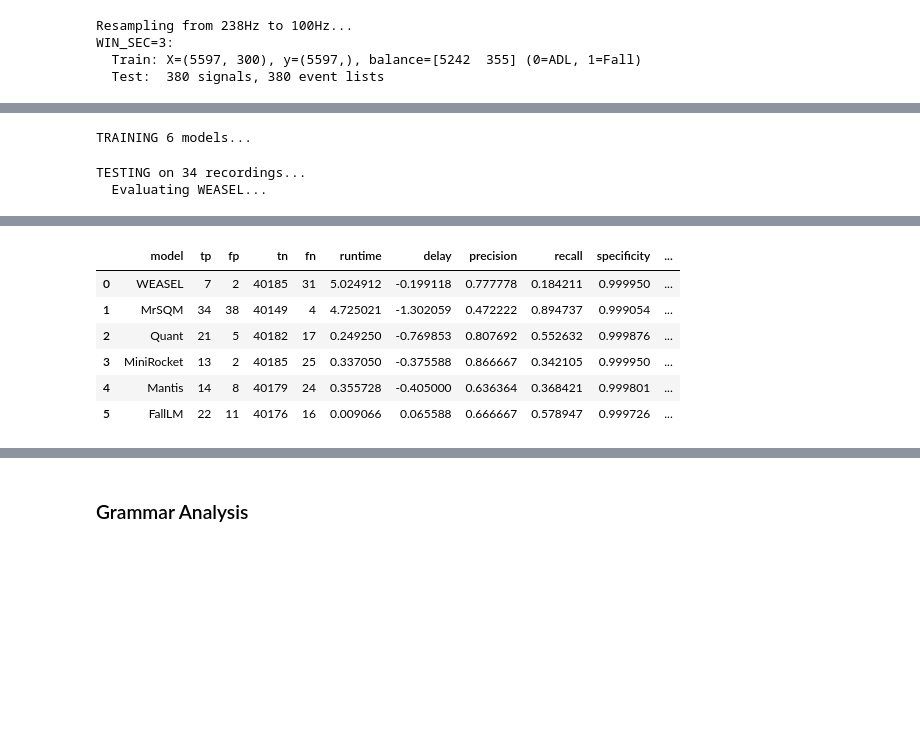
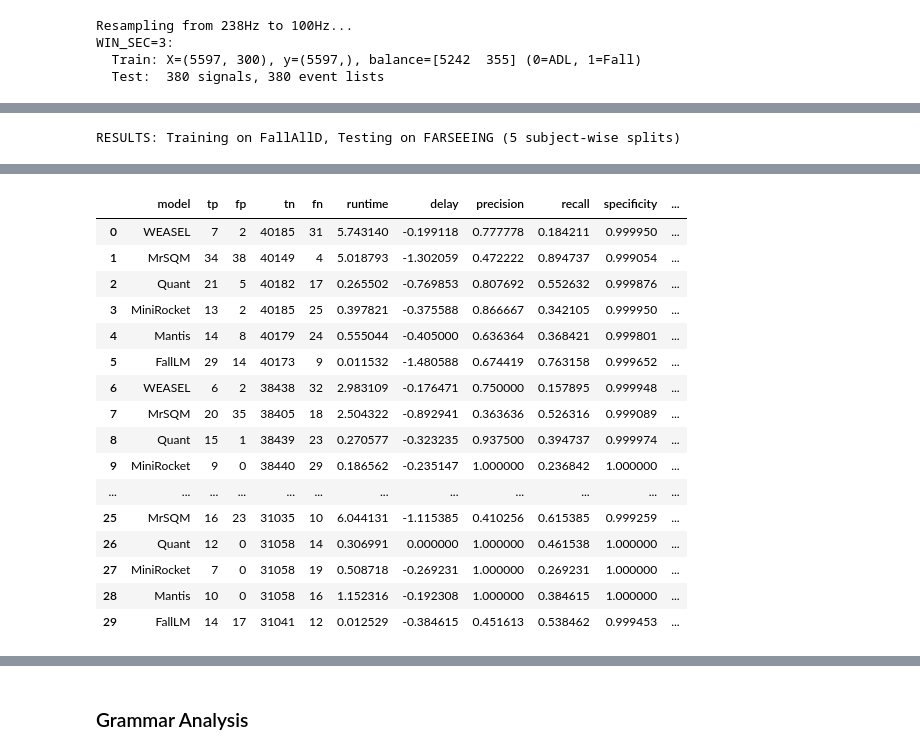
Before and after one commit to mlgig/fall-lm, a Jupyter notebook: experiments.ipynb, the cells around one changed output, grey strips where cells are left out. Drawn from its saved outputs; the diff is of its cells as text; code cells hidden in the pictures; blank space fills up the shorter version.

```diff
--- a/experiments.ipynb
+++ b/experiments.ipynb
@@ -411,22 +478,22 @@ WIN_SEC=3:
   Train: X=(5597, 300), y=(5597,), balance=[5242  355] (0=ADL, 1=Fall)
   Test:  380 signals, 380 event lists
 # %%
-# Run experiment with training and testing on FallALlD
+# Train once on FallAllD; evaluate on FallAllD's own held-out test set
 fallalld_specs = get_model_specs(random_state=42)
-res_fallalld_only = run_experiment(
-    X_train=X_train_f,
-    y_train=y_train_f,
+trained_fallalld_models = train_models(X_train_f, y_train_f, fallalld_specs, verbose=False)
+
+res_fallalld_only = evaluate_models(
+    trained_fallalld_models,
     test_signals=test_signals_f,
     test_event_points=test_events_f,
-    model_specs=fallalld_specs,
     window_size=3.0,
     step=1.0,
     freq=100,
     signal_thresh=1.4,
     tolerance=[3,20],
     debounce_secs=60,
-    verbose=True
+    verbose=False
 )
-print("\nRESULTS: Training and testing on FallALlD")
+print("\nRESULTS: Training and testing on FallAllD")
 display(res_fallalld_only)
 # %% [output]
@@ -451,23 +508,25 @@ RESULTS: Training and testing on FallALlD
 # %%
-# Run experiment with training on FallALlD and testing on FARSEEING
-fallalld_specs = get_model_specs(random_state=42)
-res_fallalld = run_experiment(
-    X_train=X_train_f,
-    y_train=y_train_f,
-    test_signals=test_signals,
-    test_event_points=test_events,
-    model_specs=fallalld_specs,
-    window_size=3.0,
-    step=1.0,
-    freq=100,
-    signal_thresh=1.4,
-    tolerance=[3,20],
-    debounce_secs=60,
-    verbose=True
-)
-print("\nRESULTS: Training on FallALlD, Testing on FARSEEING")
+# Evaluate the FallAllD-trained model on 5 subject-wise FARSEEING splits
+all_results_fallalld = []
+
+for split_idx, (split_signals, split_events) in enumerate(farseeing_test_splits):
+    res = evaluate_models(
+        trained_fallalld_models,
+        test_signals=split_signals,
+        test_event_points=split_events,
+        window_size=3.0,
+        step=1.0,
+        freq=100,
+        signal_thresh=1.4,
+        tolerance=[3,20],
+        debounce_secs=60,
+        verbose=False
+    )
+    res['split'] = split_idx
+    all_results_fallalld.append(res)
+
+res_fallalld = pd.concat(all_results_fallalld, ignore_index=True)
+print("\nRESULTS: Training on FallAllD, Testing on FARSEEING (5 subject-wise splits)")
 display(res_fallalld)
 # %% [output]
-TRAINING 6 models...
+RESULTS: Training on FallAllD, Testing on FARSEEING (5 subject-wise splits)
-TESTING on 34 recordings...
-  Evaluating WEASEL...
@@ -482,8 +533,18 @@ RESULTS: Training on FallALlD, Testing on FARSEEING
 |  | model | tp | fp | tn | fn | runtime | delay | precision | recall | specificity | ... |
-| 0 | WEASEL | 7 | 2 | 40185 | 31 | 5.024912 | -0.199118 | 0.777778 | 0.184211 | 0.999950 | ... |
-| 1 | MrSQM | 34 | 38 | 40149 | 4 | 4.725021 | -1.302059 | 0.472222 | 0.894737 | 0.999054 | ... |
-| 2 | Quant | 21 | 5 | 40182 | 17 | 0.249250 | -0.769853 | 0.807692 | 0.552632 | 0.999876 | ... |
-| 3 | MiniRocket | 13 | 2 | 40185 | 25 | 0.337050 | -0.375588 | 0.866667 | 0.342105 | 0.999950 | ... |
-| 4 | Mantis | 14 | 8 | 40179 | 24 | 0.355728 | -0.405000 | 0.636364 | 0.368421 | 0.999801 | ... |
-| 5 | FallLM | 22 | 11 | 40176 | 16 | 0.009066 | 0.065588 | 0.666667 | 0.578947 | 0.999726 | ... |
+| 0 | WEASEL | 7 | 2 | 40185 | 31 | 5.743140 | -0.199118 | 0.777778 | 0.184211 | 0.999950 | ... |
+| 1 | MrSQM | 34 | 38 | 40149 | 4 | 5.018793 | -1.302059 | 0.472222 | 0.894737 | 0.999054 | ... |
+| 2 | Quant | 21 | 5 | 40182 | 17 | 0.265502 | -0.769853 | 0.807692 | 0.552632 | 0.999876 | ... |
+| 3 | MiniRocket | 13 | 2 | 40185 | 25 | 0.397821 | -0.375588 | 0.866667 | 0.342105 | 0.999950 | ... |
+| 4 | Mantis | 14 | 8 | 40179 | 24 | 0.555044 | -0.405000 | 0.636364 | 0.368421 | 0.999801 | ... |
+| 5 | FallLM | 29 | 14 | 40173 | 9 | 0.011532 | -1.480588 | 0.674419 | 0.763158 | 0.999652 | ... |
+| 6 | WEASEL | 6 | 2 | 38438 | 32 | 2.983109 | -0.176471 | 0.750000 | 0.157895 | 0.999948 | ... |
+| 7 | MrSQM | 20 | 35 | 38405 | 18 | 2.504322 | -0.892941 | 0.363636 | 0.526316 | 0.999089 | ... |
+| 8 | Quant | 15 | 1 | 38439 | 23 | 0.270577 | -0.323235 | 0.937500 | 0.394737 | 0.999974 | ... |
+| 9 | MiniRocket | 9 | 0 | 38440 | 29 | 0.186562 | -0.235147 | 1.000000 | 0.236842 | 1.000000 | ... |
+| ... | ... | ... | ... | ... | ... | ... | ... | ... | ... | ... | ... |
+| 25 | MrSQM | 16 | 23 | 31035 | 10 | 6.044131 | -1.115385 | 0.410256 | 0.615385 | 0.999259 | ... |
+| 26 | Quant | 12 | 0 | 31058 | 14 | 0.306991 | 0.000000 | 1.000000 | 0.461538 | 1.000000 | ... |
+| 27 | MiniRocket | 7 | 0 | 31058 | 19 | 0.508718 | -0.269231 | 1.000000 | 0.269231 | 1.000000 | ... |
+| 28 | Mantis | 10 | 0 | 31058 | 16 | 1.152316 | -0.192308 | 1.000000 | 0.384615 | 1.000000 | ... |
+| 29 | FallLM | 14 | 17 | 31041 | 12 | 0.012529 | -0.384615 | 0.451613 | 0.538462 | 0.999453 | ... |
 # %%
```
Also changed, not shown: parts of 18 cells of this notebook, 13 other files.
